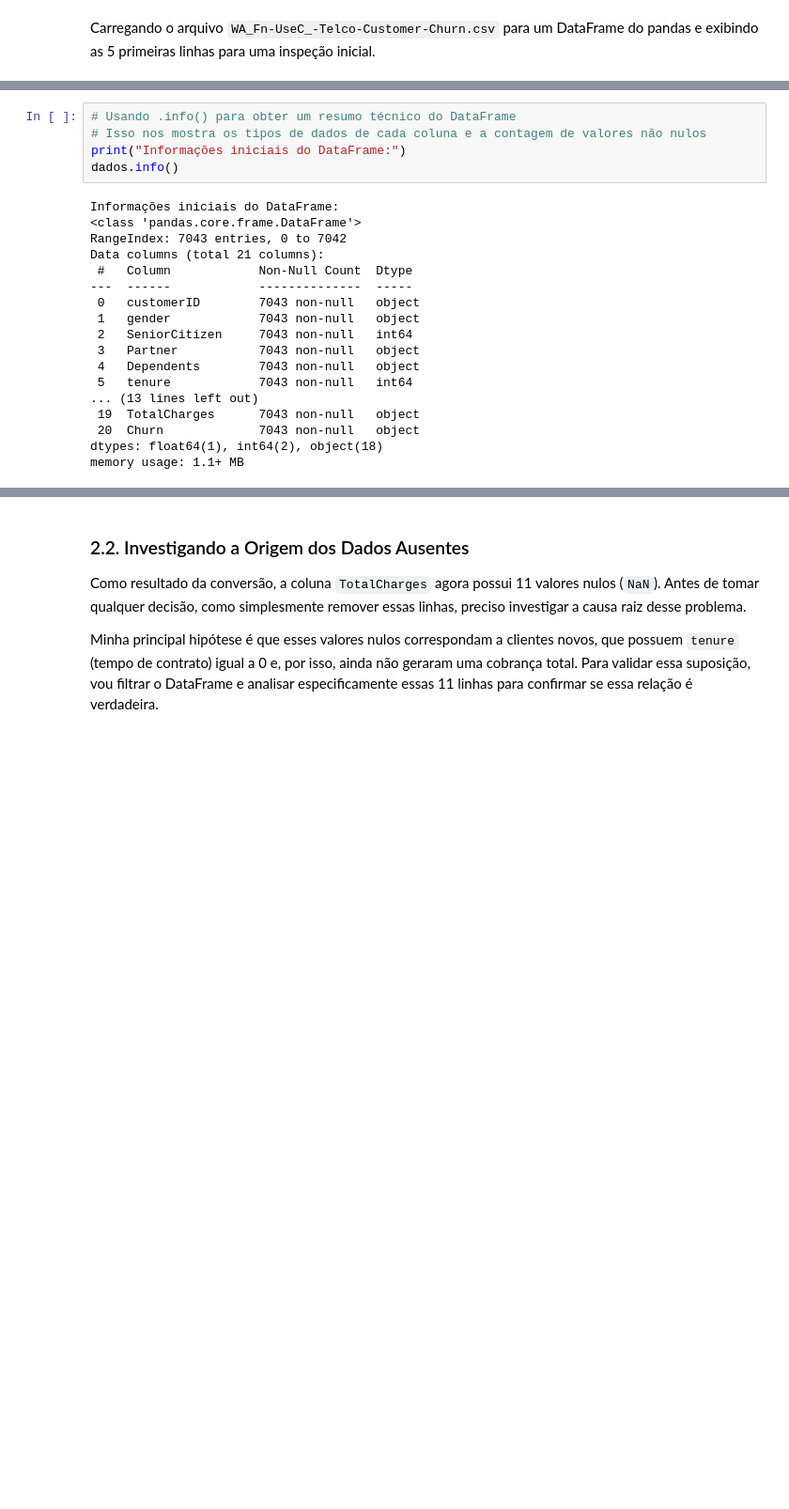
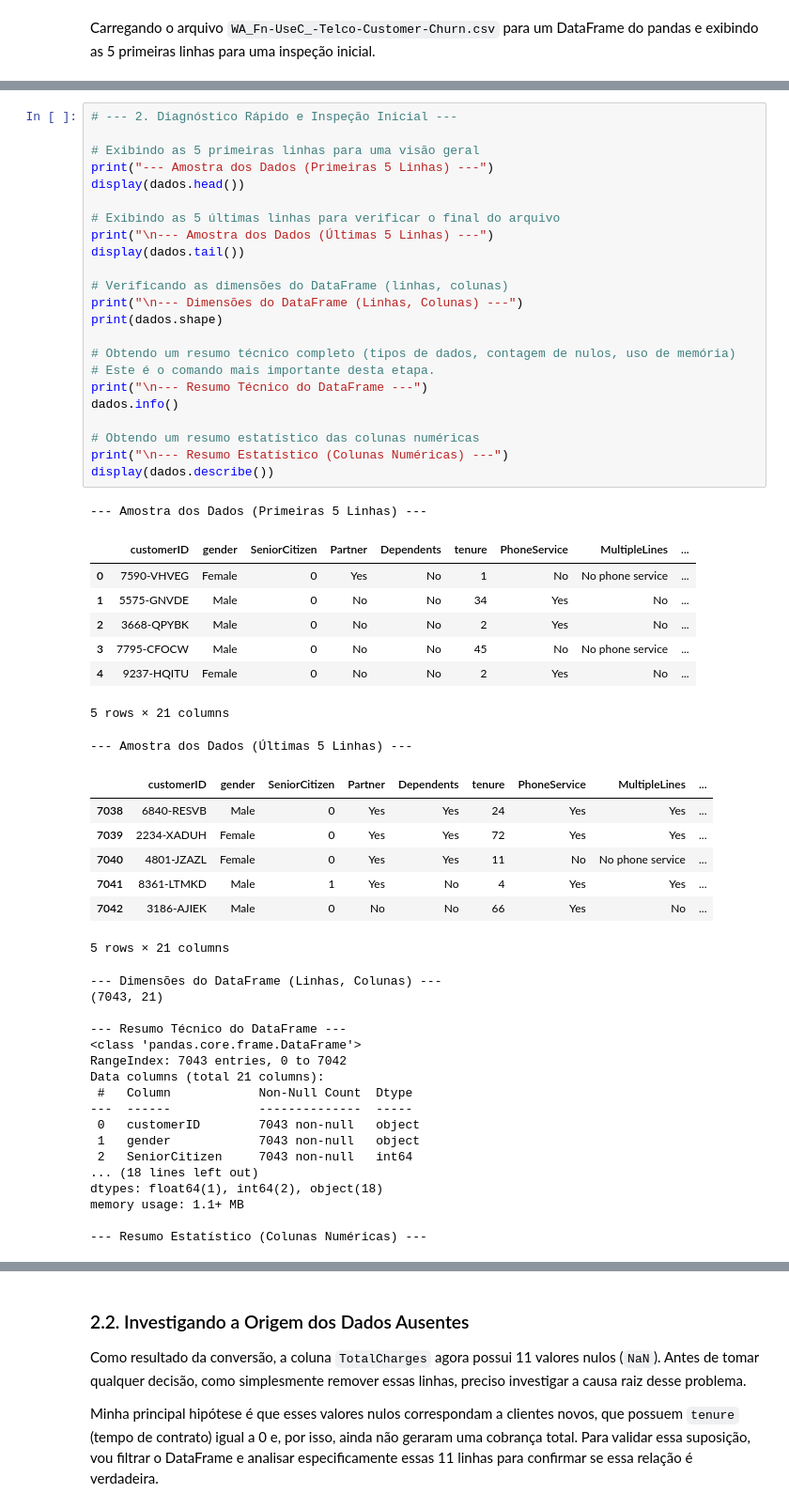
Before and after one commit to Marlon99henrique/pandas-eda-limpeza-dados, a Jupyter notebook: notebooks/01_analise_telco.ipynb, the cells around one changed output, grey strips where cells are left out. Shown at 94% size. Drawn from its saved outputs; the diff is of its cells as text; blank space fills up the shorter version.

```diff
--- a/notebooks/01_analise_telco.ipynb
+++ b/notebooks/01_analise_telco.ipynb
@@ -49,23 +58,57 @@ Nesta etapa, vou investigar a estrutura da tabela, os tipos de dados de cada col
 # %%
-# Usando .info() para obter um resumo técnico do DataFrame
-# Isso nos mostra os tipos de dados de cada coluna e a contagem de valores não nulos
-print("Informações iniciais do DataFrame:")
+# --- 2. Diagnóstico Rápido e Inspeção Inicial ---
+
+# Exibindo as 5 primeiras linhas para uma visão geral
+print("--- Amostra dos Dados (Primeiras 5 Linhas) ---")
+display(dados.head())
+
+# Exibindo as 5 últimas linhas para verificar o final do arquivo
+print("\n--- Amostra dos Dados (Últimas 5 Linhas) ---")
+display(dados.tail())
+
+# Verificando as dimensões do DataFrame (linhas, colunas)
+print("\n--- Dimensões do DataFrame (Linhas, Colunas) ---")
+print(dados.shape)
+
+# Obtendo um resumo técnico completo (tipos de dados, contagem de nulos, uso de memória)
+# Este é o comando mais importante desta etapa.
+print("\n--- Resumo Técnico do DataFrame ---")
 dados.info()
+
+# Obtendo um resumo estatístico das colunas numéricas
+print("\n--- Resumo Estatístico (Colunas Numéricas) ---")
+display(dados.describe())
 # %% [output]
-Informações iniciais do DataFrame:
-<class 'pandas.core.frame.DataFrame'>
-RangeIndex: 7043 entries, 0 to 7042
-Data columns (total 21 columns):
- #   Column            Non-Null Count  Dtype
----  ------            --------------  -----
- 0   customerID        7043 non-null   object
- 1   gender            7043 non-null   object
- 2   SeniorCitizen     7043 non-null   int64
- 3   Partner           7043 non-null   object
- 4   Dependents        7043 non-null   object
- 5   tenure            7043 non-null   int64
-... (13 lines left out)
- 19  TotalCharges      7043 non-null   object
- 20  Churn             7043 non-null   object
-dtypes: float64(1), int64(2), object(18)
-memory usage: 1.1+ MB
+--- Amostra dos Dados (Primeiras 5 Linhas) ---
+|  | customerID | gender | SeniorCitizen | Partner | Dependents | tenure | PhoneService | MultipleLines | ... |
+| 0 | 7590-VHVEG | Female | 0 | Yes | No | 1 | No | No phone service | ... |
+| 1 | 5575-GNVDE | Male | 0 | No | No | 34 | Yes | No | ... |
+| 2 | 3668-QPYBK | Male | 0 | No | No | 2 | Yes | No | ... |
+| 3 | 7795-CFOCW | Male | 0 | No | No | 45 | No | No phone service | ... |
+| 4 | 9237-HQITU | Female | 0 | No | No | 2 | Yes | No | ... |
+5 rows × 21 columns
+--- Amostra dos Dados (Últimas 5 Linhas) ---
+|  | customerID | gender | SeniorCitizen | Partner | Dependents | tenure | PhoneService | MultipleLines | ... |
+| 7038 | 6840-RESVB | Male | 0 | Yes | Yes | 24 | Yes | Yes | ... |
+| 7039 | 2234-XADUH | Female | 0 | Yes | Yes | 72 | Yes | Yes | ... |
+| 7040 | 4801-JZAZL | Female | 0 | Yes | Yes | 11 | No | No phone service | ... |
+| 7041 | 8361-LTMKD | Male | 1 | Yes | No | 4 | Yes | Yes | ... |
+| 7042 | 3186-AJIEK | Male | 0 | No | No | 66 | Yes | No | ... |
+5 rows × 21 columns
+--- Dimensões do DataFrame (Linhas, Colunas) ---
+(7043, 21)
+
+--- Resumo Técnico do DataFrame ---
+<class 'pandas.core.frame.DataFrame'>
+RangeIndex: 7043 entries, 0 to 7042
+Data columns (total 21 columns):
+ #   Column            Non-Null Count  Dtype
+---  ------            --------------  -----
+ 0   customerID        7043 non-null   object
+ 1   gender            7043 non-null   object
+ 2   SeniorCitizen     7043 non-null   int64
+... (18 lines left out)
+dtypes: float64(1), int64(2), object(18)
+memory usage: 1.1+ MB
+
+--- Resumo Estatístico (Colunas Numéricas) ---
```
Also changed, not shown: parts of 15 cells of this notebook.
